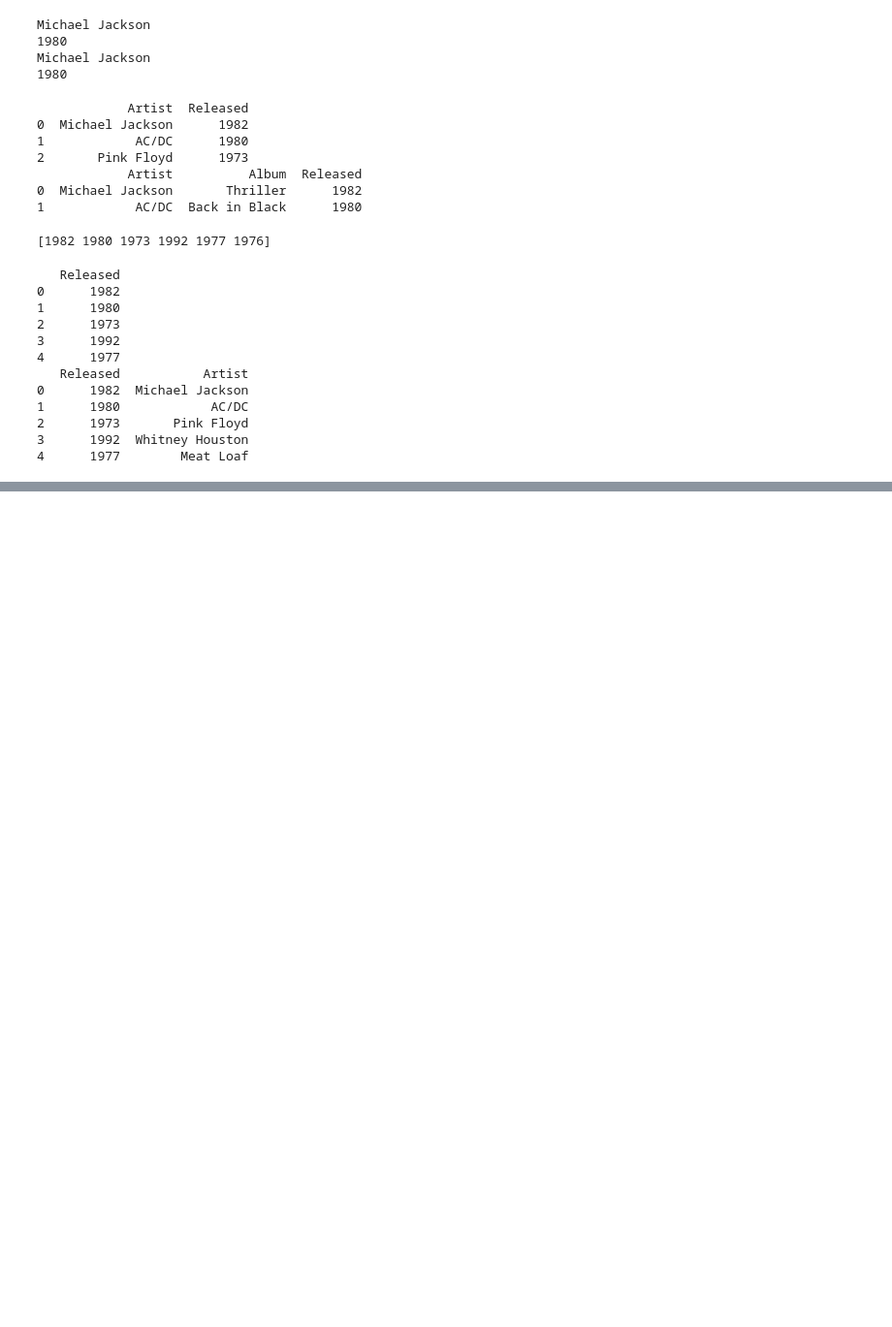
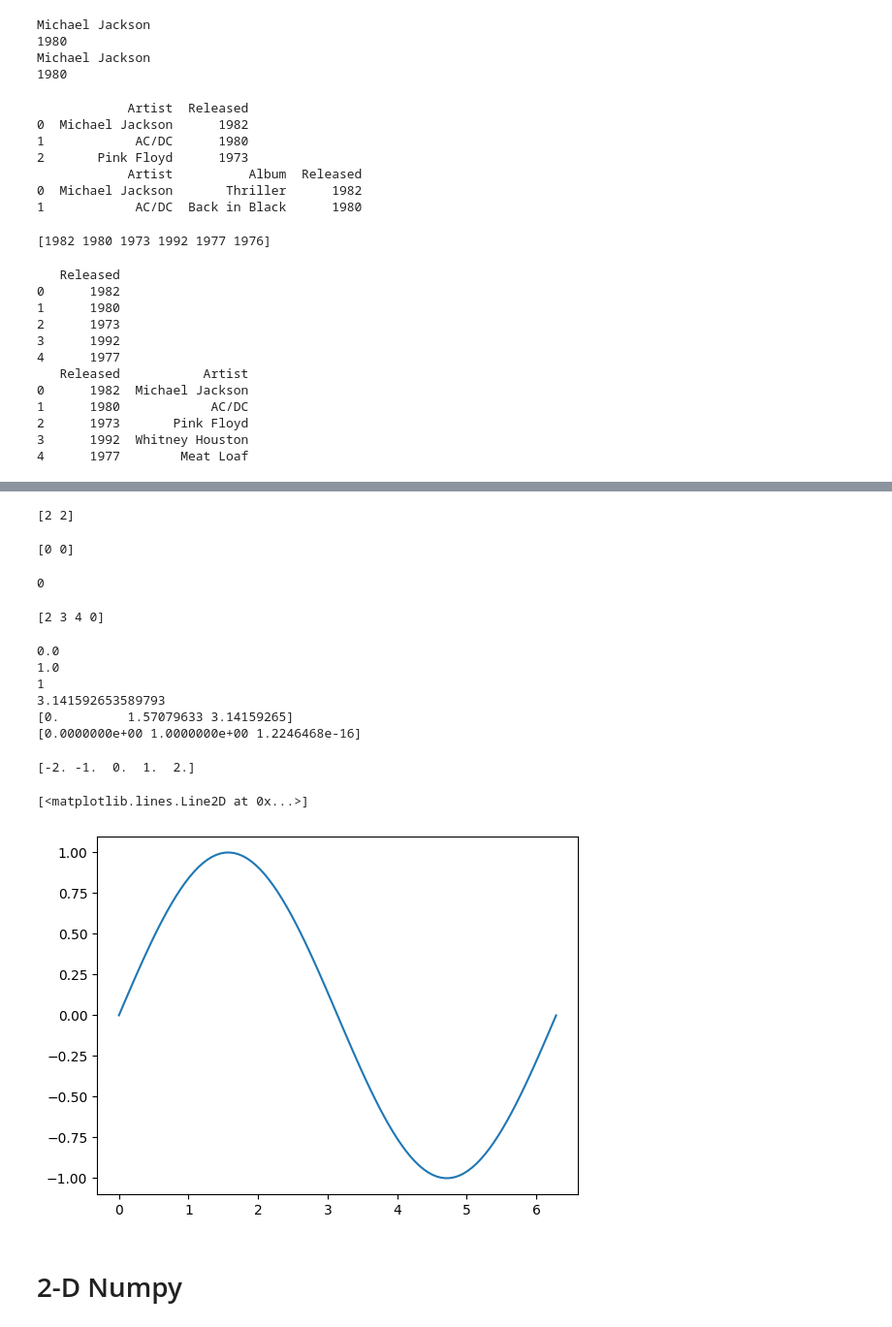
Before and after one commit to sankarramamurthy/Python-Practice, a Jupyter notebook: PythonForDS.ipynb, the cells around one changed output, grey strips where cells are left out. Shown at 97% size. Drawn from its saved outputs; the diff is of its cells as text; code cells hidden in the pictures; blank space fills up the shorter version.

```diff
--- a/PythonForDS.ipynb
+++ b/PythonForDS.ipynb
@@ -348,0 +390,59 @@ print(q1.head())
+# %%
+# vector multiplication with scalar
+w = 2 * z
+print(w)
+# %% [output]
+[2 2]
+# %%
+# Product of 2 numpy arrays
+m = u * v
+print(m)
+# %% [output]
+[0 0]
+# %%
+# Dot product
+p = np.array([1, 2])
+q = np.array([3, 1])
+w = np.dot(u, v) # Dot product = 1*3 + 2*1 = 5
+print(w)
+# %% [output]
+0
+# %%
+# adding a constant to a numpy array
+u = np.array([1, 2, 3, -1])
+z = u + 1
+print(z) #this property is known as broadcasting
+# %% [output]
+[2 3 4 0]
+# %%
+# Universal functions
+a = np.array([1, -1, 1, -1])
+print(a.mean()) #result is (1-1+1-1)/4 = 0
+print(a.std()) #result is 1.0
+print(a.max()) #result is 1
+
+print(np.pi)
+x = np.array([0, np.pi/2, np.pi]) #returns [0, ∏/2, ∏]
+y = np.sin(x) #returns [sin(0), sin(∏/2), sin(∏)], which is equal to [0, 1, 0]
+print(x)
+print(y)
+# %% [output]
+0.0
+1.0
+1
+3.141592653589793
+[0.         1.57079633 3.14159265]
+[0.0000000e+00 1.0000000e+00 1.2246468e-16]
+# %%
+# Line Space
+# evenly spaced numbers over specified intervals
+print(np.linspace(-2, 2, num=5)) #num is the parameter that indicates the interval
+x = np.linspace(0, 2*np.pi, 100)
+y = np.sin(x)
+plt.plot(x,y)
+# %% [output]
+[-2. -1.  0.  1.  2.]
+[<matplotlib.lines.Line2D at 0x...>]
+[figure, added]
+# %% [markdown]
+# 2-D Numpy
```
Also changed, not shown: parts of 6 cells of this notebook.
